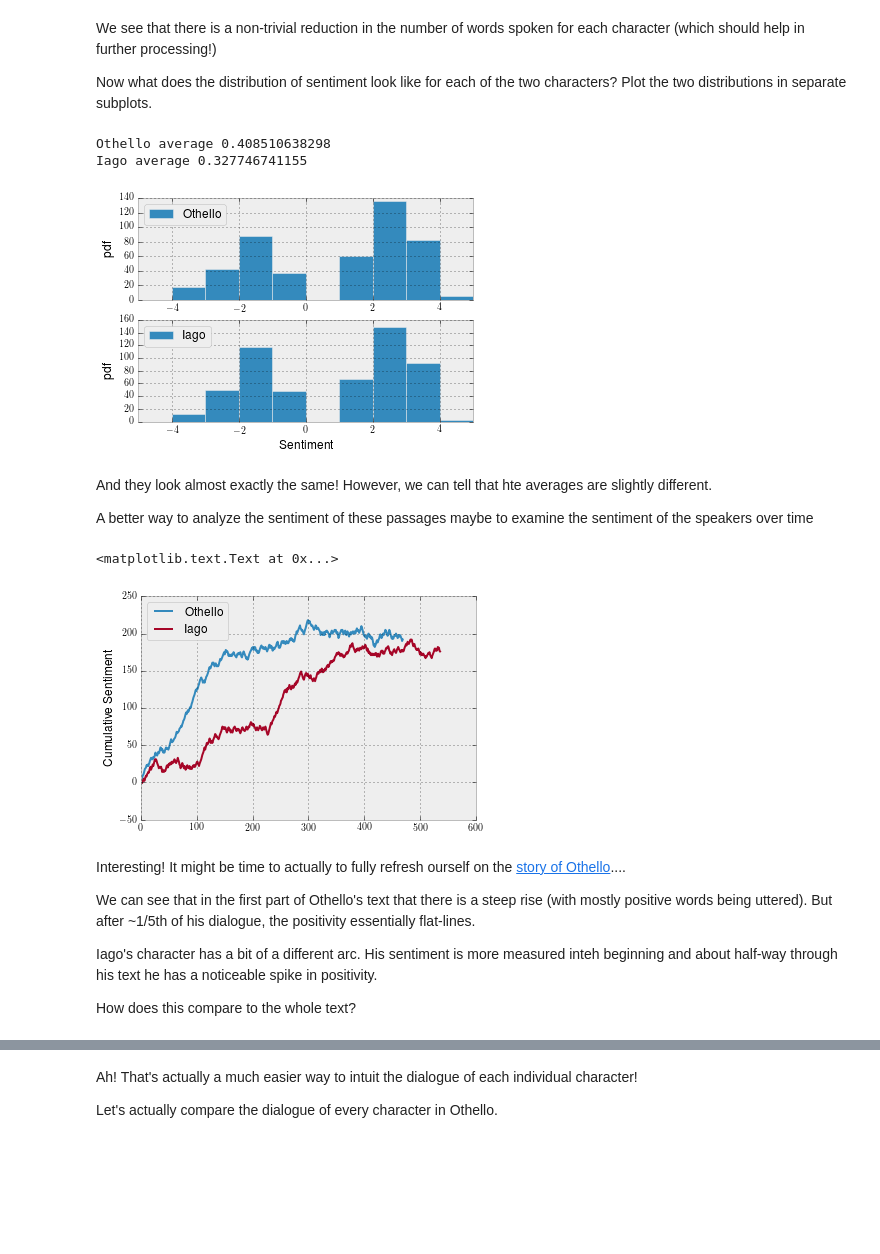
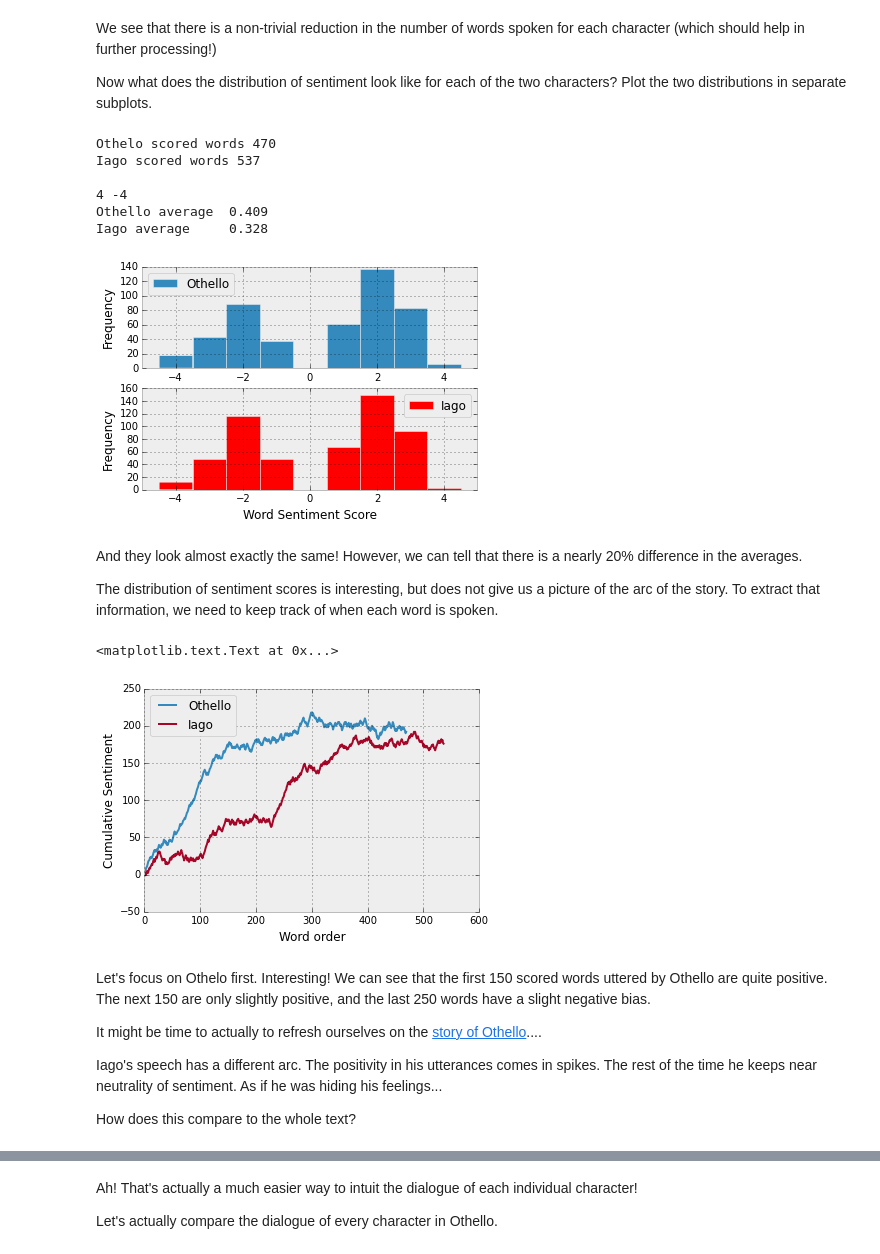
Before and after one commit to amarallab/Introduction-to-Python-Programming-and-Data-Science, a Jupyter notebook: Lessons/Day5_pm2_Sentiment-Analysis.ipynb, the cells around one changed output, grey strips where cells are left out. Drawn from its saved outputs; the diff is of its cells as text; code cells hidden in the pictures; blank space fills up the shorter version.

Commit message:
Revised sentiment analysis for small mistakes

```diff
--- a/Lessons/Day5_pm2_Sentiment-Analysis.ipynb
+++ b/Lessons/Day5_pm2_Sentiment-Analysis.ipynb
@@ -34,7 +34,7 @@ There are actually many ways to rate the positive or negative sentiment of a wor
 
 There are many dictionaries that people have created to analyze sentiment, for our uses today we will use the AFINN dictionary that is provided in `Data/`
 # %%
-afinn_list = [l.strip().split() for l in open('../Data/AFINN/AFINN-111.txt').readlines()]
+afinn_list = [l.strip().split() for l in open('../Data/AFINN/AFINN-111.txt', encoding = 'utf-8').readlines()]
 print(afinn_list[:10])
 # %% [output]
 [['abandon', '-2'], ['abandoned', '-2'], ['abandons', '-2'], ['abducted', '-2'], ['abduction', '-2'], ['abductions', '-2'], ['abhor', '-3'], ['abhorred', '-3'], ['abhorrent', '-3'], ['abhors', '-3']]
@@ -61,3 +68,5 @@ To start with, let's look at the words with sentiment in the example text.
 example_text = "Adam is totally cool. You should come to his class"
 # %%
 ###Place your code here
+words = example_text.split()
+print(words)
@@ -192,7 +204,7 @@ def find_character_dialogue(character_name, text):
                 pass
     return dialogue
 
-complete_works = open('../Data/Shakespeare.txt').read()
+complete_works = open('../Data/Shakespeare.txt', encoding = 'utf-8').read()
 #Cut off the beginning plays
 othello_full = complete_works.split('OTHELLO, MOOR OF VENICE\n\nby William Shakespeare\n\n\n\n')[1]
 #Cut off the plays after
@@ -213,4 +225,6 @@ othello_preamble = emessage_split[0]
 othello_clean_text = ''.join(emessage_split[1:])
 othello_lines = othello_clean_text.split('\n')
 othellos_dialogue = [strip_punctuation(w) for w in find_character_dialogue('OTHELLO.', othello_lines)]
+print("Othello dialogue size", len( othellos_dialogue))
 iagos_dialogue = [strip_punctuation(w) for w in find_character_dialogue('IAGO.', othello_lines)]
+print("Iago dialogue size", len( iagos_dialogue))
@@ -246,52 +263,62 @@ plt.style.use('bmh')
 
 othello_sentiment = [afinn[word] for word in cleaned_othello if word in afinn]
 iago_sentiment = [afinn[word] for word in cleaned_iago if word in afinn]
+print("Othelo scored words {0}".format(len(othello_sentiment)))
+print("Iago scored words {0}".format(len(iago_sentiment)))
+print()
+
 
 #Figure
 fig = plt.figure()
 #Plot othellos
 ax1 = fig.add_subplot(211)
-ax1.hist(othello_sentiment, normed = False, label='Othello', bins=np.linspace(-5, 5, 11))
+print(max(othello_sentiment), min(othello_sentiment))
+ax1.hist(othello_sentiment, normed = False, label='Othello', bins=np.linspace(-4.5, 4.5, 10))
 ax1.set_xlim(-5, 5)
 ax1.legend(loc='best')
-ax1.set_ylabel('pdf')
+ax1.set_ylabel('Frequency')
 #Plot iagos
 ax2 = fig.add_subplot(212)
-ax2.hist(iago_sentiment, normed=False, label='Iago', bins=np.linspace(-5, 5, 11))
+ax2.hist(iago_sentiment, color = 'red', normed=False, label='Iago', bins=np.linspace(-4.5, 4.5, 10))
 ax2.set_xlim(-5, 5)
 ax2.legend(loc='best')
-ax2.set_ylabel('pdf')
-ax2.set_xlabel('Sentiment')
+ax2.set_ylabel('Frequency')
+ax2.set_xlabel('Word Sentiment Score')
 
-print("Othello average", np.average(othello_sentiment))
-print("Iago average", np.average(iago_sentiment))
+print("Othello average  {0:5.3f}".format(np.average(othello_sentiment)))
+print("Iago average \t {0:5.3f}".format(np.average(iago_sentiment)))
 # %% [output]
-Othello average 0.408510638298
-Iago average 0.327746741155
+Othelo scored words 470
+Iago scored words 537
+
+4 -4
+Othello average  0.409
+Iago average     0.328
-[figure, old version]
+[figure, new version]
-# %% [markdown]
-And they look almost exactly the same! However, we can tell that hte averages are slightly different.
-
-A better way to analyze the sentiment of these passages maybe to examine the sentiment of the speakers over time
+# %% [markdown]
+And they look almost exactly the same! However, we can tell that there is a nearly 20% difference in the averages.
+
+The distribution of sentiment scores is interesting, but does not give us a picture of the arc of the story.  To extract that information, we need to keep track of when each word is spoken.
 # %%
 ###Sentiment over time for Iago and Othello
 # %%
 #Answer
 plt.plot(np.cumsum(othello_sentiment), label="Othello")
 plt.plot(np.cumsum(iago_sentiment), label="Iago")
 plt.legend(loc='best')
 plt.ylabel('Cumulative Sentiment')
+plt.xlabel('Word order')
 # %% [output]
 <matplotlib.text.Text at 0x...>
-[figure, old version]
+[figure, new version]
-# %% [markdown]
-Interesting! It might be time to actually to fully refresh ourself on the [story of Othello](https://en.wikipedia.org/wiki/Othello)....
-
-We can see that in the first part of Othello's text that there is a steep rise (with mostly positive words being uttered). But after ~1/5th of his dialogue, the positivity essentially flat-lines.
-
-Iago's character has a bit of a different arc. His sentiment is more measured inteh beginning and about half-way through his text he has a noticeable spike in positivity.
-
-How does this compare to the whole text?
+# %% [markdown]
+Let's focus on Othelo first. Interesting! We can see that the first 150 scored words uttered by Othello are quite positive. The next 150 are only slightly positive, and the last 250 words have a slight negative bias.
+
+It might be time to actually to refresh ourselves on the [story of Othello](https://en.wikipedia.org/wiki/Othello)....
+
+Iago's speech has a different arc. The positivity in his utterances comes in spikes. The rest of the time he keeps near neutrality of sentiment.  As if he was hiding his feelings...
+
+How does this compare to the whole text?
 # %%
 ### Place your code here
 # %%
```
Also changed, not shown: parts of 17 cells of this notebook.
